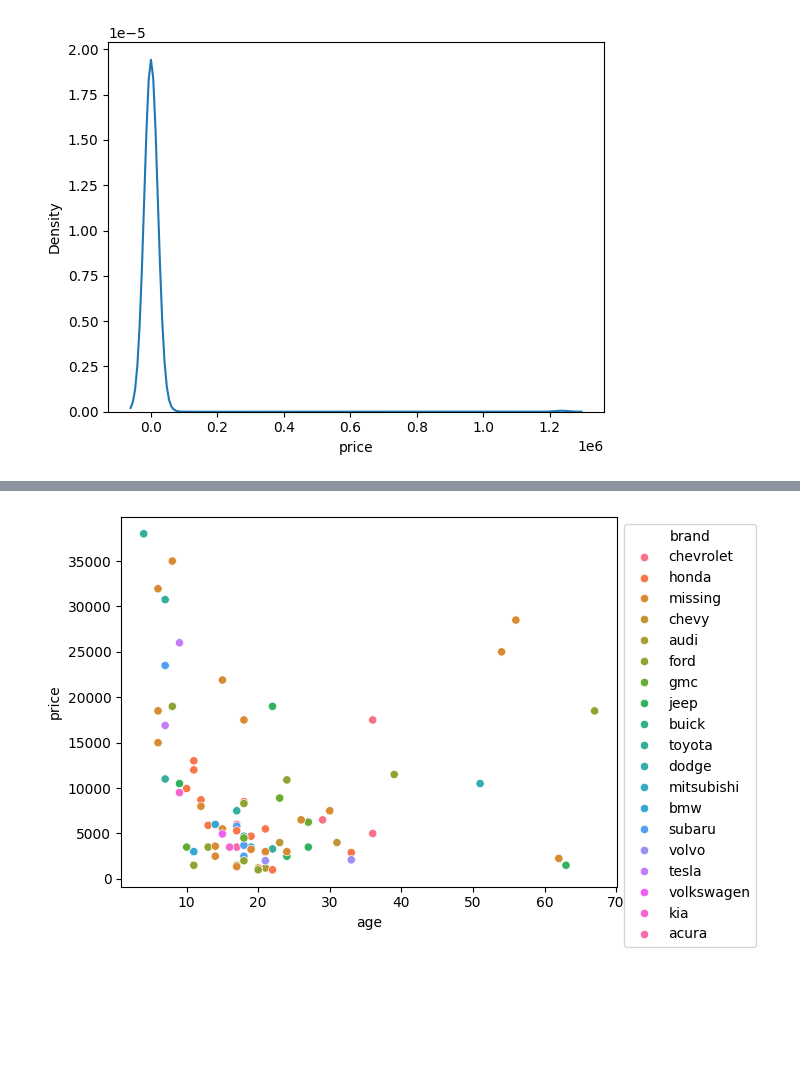
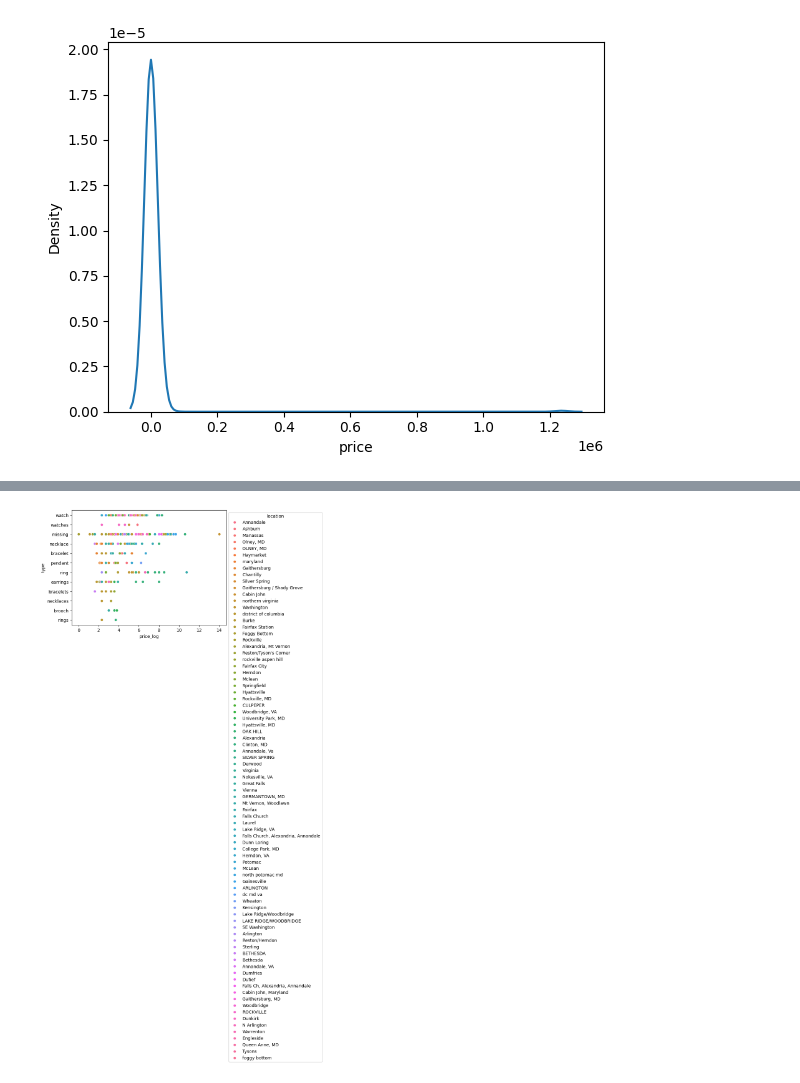
Before and after one commit to gffiveash/Labs, a Jupyter notebook: lab_notebook.ipynb, the cells around one changed output, grey strips where cells are left out. Saved outputs shown, nothing was run; the diff lists cells and outputs as text; code cells hidden in the pictures; blank space fills up the shorter version.

```diff
--- a/lab_notebook.ipynb
+++ b/lab_notebook.ipynb
@@ -20,7 +20,7 @@ import seaborn as sns
 
 import requests # Page requests
 
-header = {'User-Agent': 'Mozilla/5.0 (Windows NT 10.0; Win64; x64; rv:124.0) Gecko/20100101 Firefox/124.0'}
+header = {'User-Agent': 'Mozilla/5.0 (Macintosh; Intel Mac OS X 10_15_7) AppleWebKit/537.36 (KHTML, like Gecko) Chrome/129.0.0.0 Safari/537.36'}
 url = 'https://washingtondc.craigslist.org/search/jwa?purveyor=owner#search=1~gallery~0~23'
 raw = requests.get(url,headers=header) # Get page
 # %% [markdown]
@@ -66,7 +66,7 @@ import re # Regular expressions
 
 types = ['watch', 'watches','earrings','ring','rings','pendant','necklace',
          'necklaces','brooch','jeep','jewelry box', 'bracelet', 'bracelets']
-
+# Added location class to see location data within DC area
 data = [] # We'll save our listings in this object
 for k in range( len(listings) ):
     title = listings[k].find('div',class_='title').get_text().lower()
@@ -80,13 +80,6 @@ for k in range( len(listings) ):
         type = 'missing'
     else:
         type = hits[0]
-    # Get years from title string:
-    regex_search = re.search(r'20[0-9][0-9]|19[0-9][0-9]', title ) # Find year references
-    if regex_search is None: # If no hits, record year as missing value
-        year = np.nan
-    else: # If hits, record year as first match
-        year = regex_search.group(0)
-    #
-    data.append({'title':title,'price':price,'location':location,'year':year,'link':link,'type':type})
+    data.append({'title':title,'price':price,'location':location,'link':link,'type':type})
 # %% [markdown]
 ## 3. Wrangle your data, do some EDA, and make some plots. Try to find some interesting relationships or stories to tell about your data.
@@ -96,13 +86,11 @@ With the data scraped from Craigslist, we can put it in a dataframe and wrangle
 # %%
-## Wrangle the data
+## Wrangle the data (price and location)
 df = pd.DataFrame.from_dict(data)
 df['price'] = df['price'].str.replace('$','')
 df['price'] = df['price'].str.replace(',','')
 df['price'] = pd.to_numeric(df['price'],errors='coerce')
-df['location'] = df['location'].str.replace('\n','')
-df['year'] = pd.to_numeric(df['year'],errors='coerce')
-df['age'] = 2025-df['year']
+df['location'] = df['location'].str.replace('\n','').str.strip()
 print(df.shape)
-df.to_csv('craigslist_cville_jewelry.csv') # Save data in case of a disaster
+df.to_csv('craigslist_dc_jewelry.csv')
 df.head(15)
 # %% [output]
@@ -333,5 +267,5 @@ df.loc[:,['age','brand']].groupby('brand').describe()
 # %%
-ax = sns.scatterplot(data=df, x='age', y='price',hue='brand')
-sns.move_legend(ax, "upper left", bbox_to_anchor=(1, 1))
+y=sns.scatterplot(data=df,x='price_log', y='type',hue='location')
+sns.move_legend(y, "upper left", bbox_to_anchor=(1, 1))
 # %% [output]
-[figure, old version]
+[figure, new version]
```
Also changed, not shown: parts of 29 cells of this notebook.
